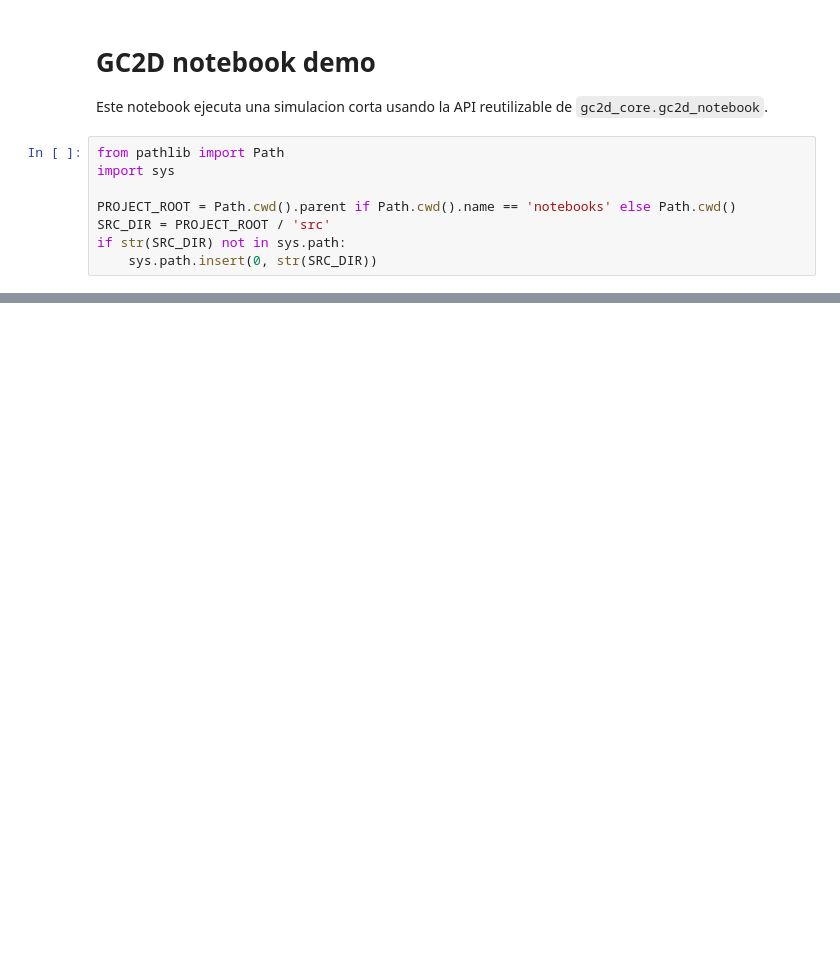
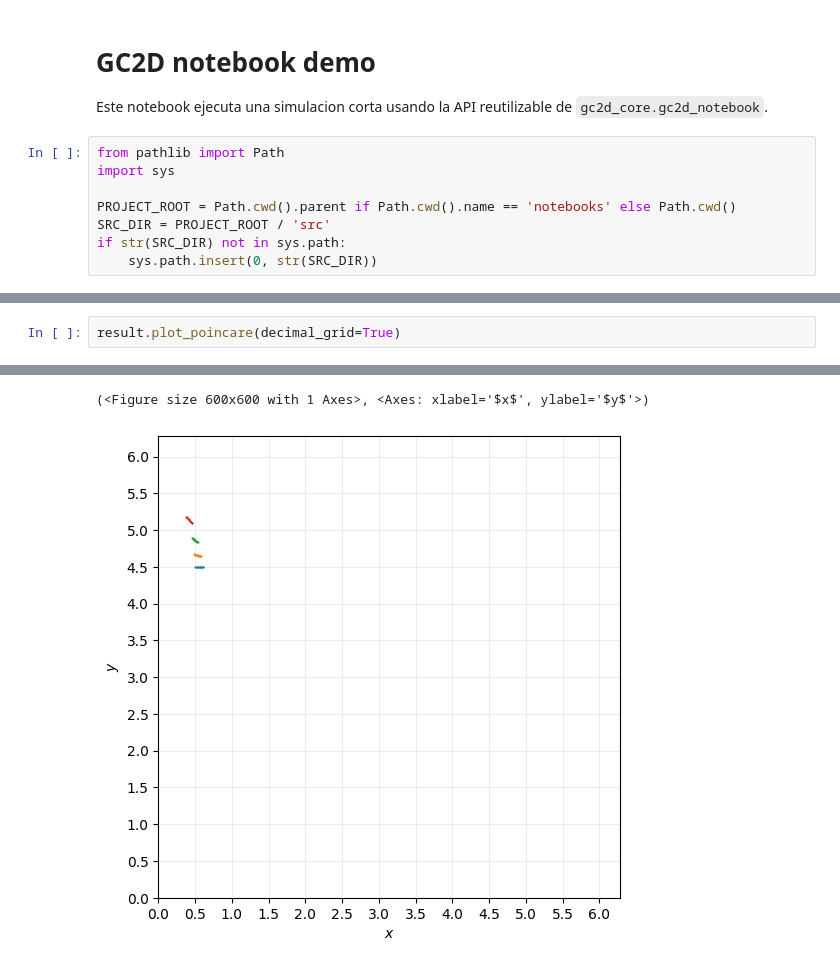
Before and after one commit to Jugibe-52/GC2D_intranet, a Jupyter notebook: notebooks/gc2d_notebook_demo.ipynb, the cells around one changed output, grey strips where cells are left out. Saved outputs shown, nothing was run; the diff lists cells and outputs as text; blank space fills up the shorter version.

Commit message:
Add simulation result trajectory helpers

```diff
--- a/notebooks/gc2d_notebook_demo.ipynb
+++ b/notebooks/gc2d_notebook_demo.ipynb
@@ -60,0 +106,3 @@ energy error: 3.559e-10
+# %%
+result.plot_poincare(decimal_grid=True)
+# %% [output]
@@ -60,0 +110,2 @@ energy error: 3.559e-10
+(<Figure size 600x600 with 1 Axes>, <Axes: xlabel='$x$', ylabel='$y$'>)
+[figure, added]
```
Also changed, not shown: parts of 7 cells of this notebook, 1 other file.
